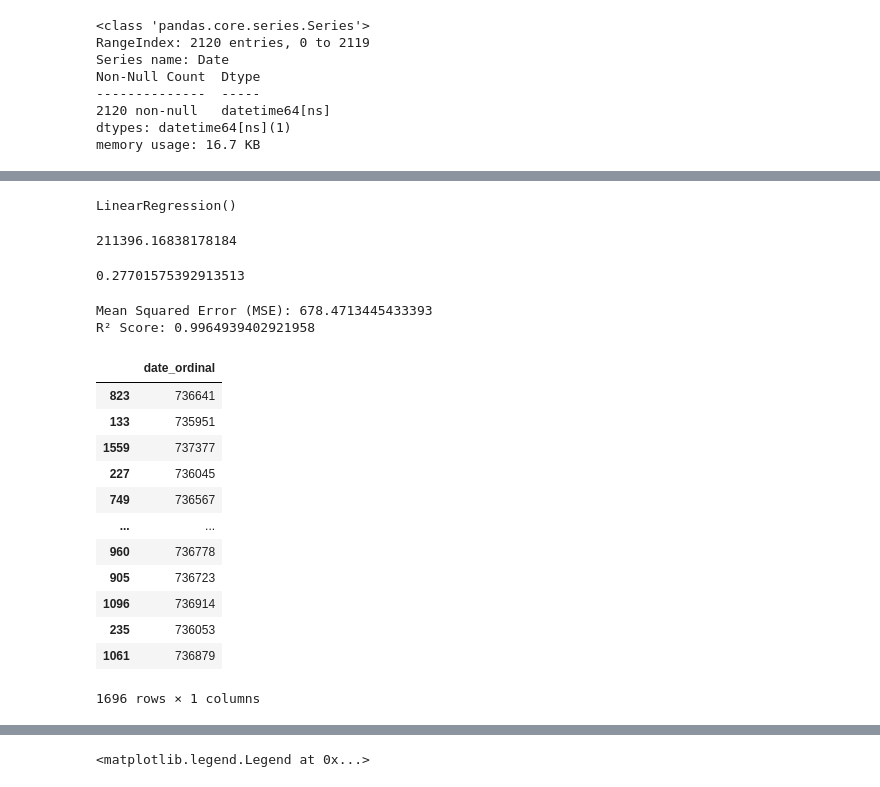
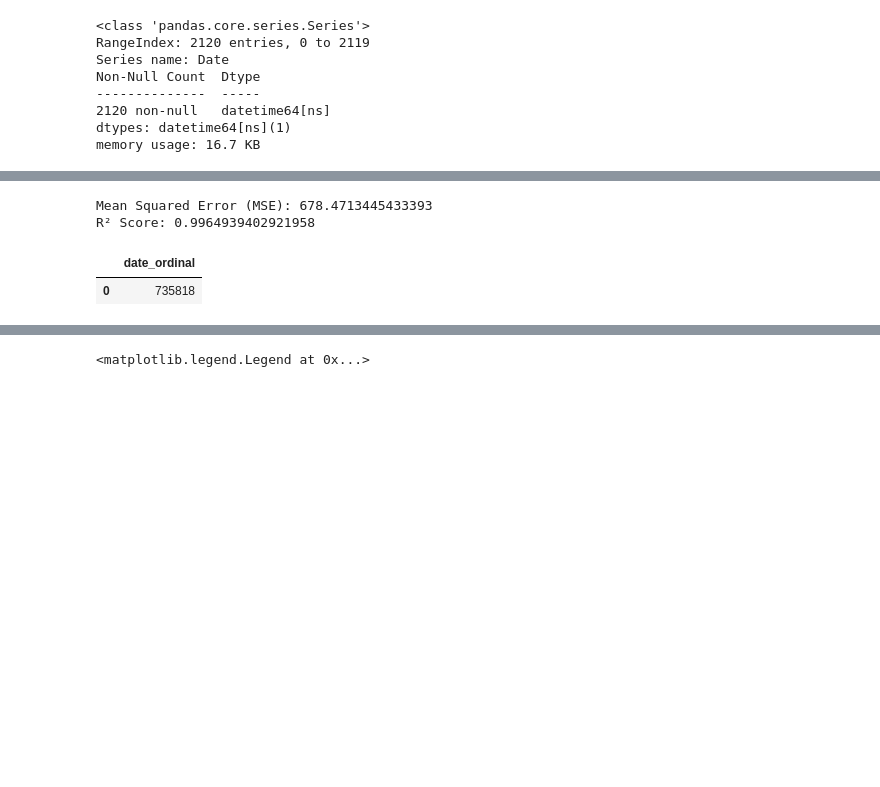
Before and after one commit to shivampb/ML-Models, a Jupyter notebook: Ethereum-prediction/main.ipynb, the cells around one changed output, grey strips where cells are left out. Saved outputs shown, nothing was run; the diff lists cells and outputs as text; code cells hidden in the pictures; blank space fills up the shorter version.

```diff
--- a/Ethereum-prediction/main.ipynb
+++ b/Ethereum-prediction/main.ipynb
@@ -121,4 +91,0 @@ model = LinearRegression()
-# %%
-model.fit(X_train,y_train)
-# %% [output]
-LinearRegression()
@@ -127,13 +92,3 @@ y_pred = model.predict(X_test)
-# %%
-mse = mean_squared_error(y_test,y_pred)
-mse
-# %% [output]
-211396.16838178184
-# %%
-r2 = r2_score(y_test,y_pred)
-r2
-# %% [output]
-0.27701575392913513
 # %%
 from sklearn.ensemble import RandomForestRegressor
 from sklearn.model_selection import train_test_split
@@ -169,18 +124,7 @@ print(f"R² Score: {r2}")
 Mean Squared Error (MSE): 678.4713445433393
 R² Score: 0.9964939402921958
 # %%
-X_train
+X_train.loc[0:0]
 # %% [output]
 |  | date_ordinal |
-| 823 | 736641 |
-| 133 | 735951 |
-| 1559 | 737377 |
-| 227 | 736045 |
-| 749 | 736567 |
-| ... | ... |
-| 960 | 736778 |
-| 905 | 736723 |
-| 1096 | 736914 |
-| 235 | 736053 |
-| 1061 | 736879 |
+| 0 | 735818 |
-1696 rows × 1 columns
```
Also changed, not shown: parts of 16 cells of this notebook.
